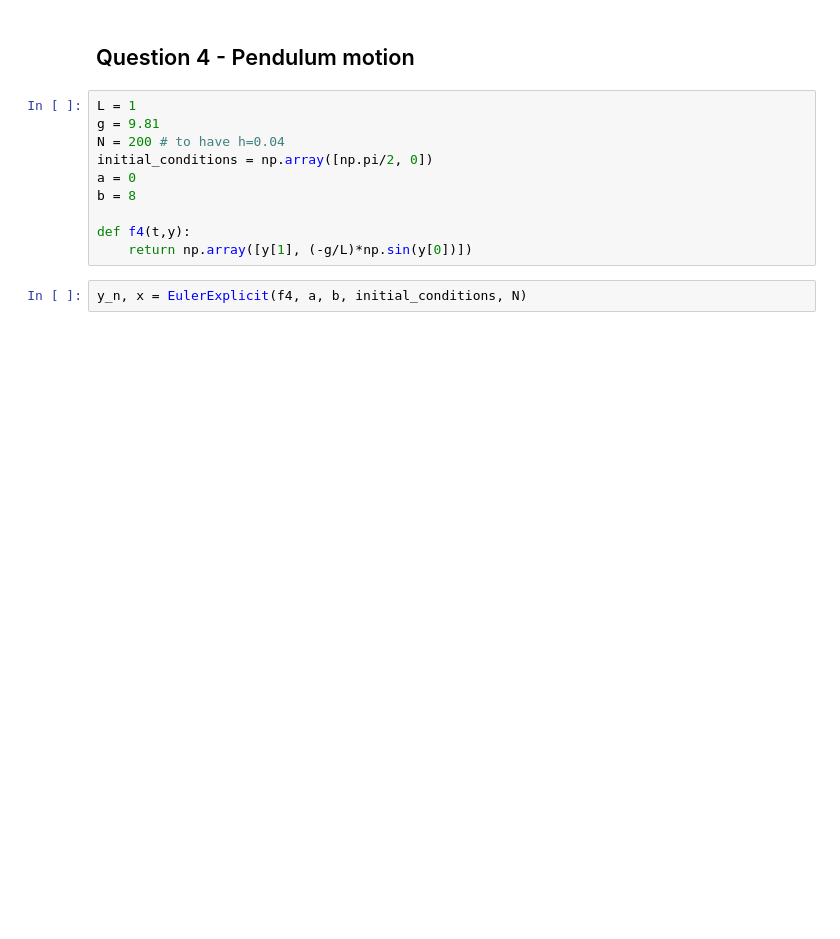
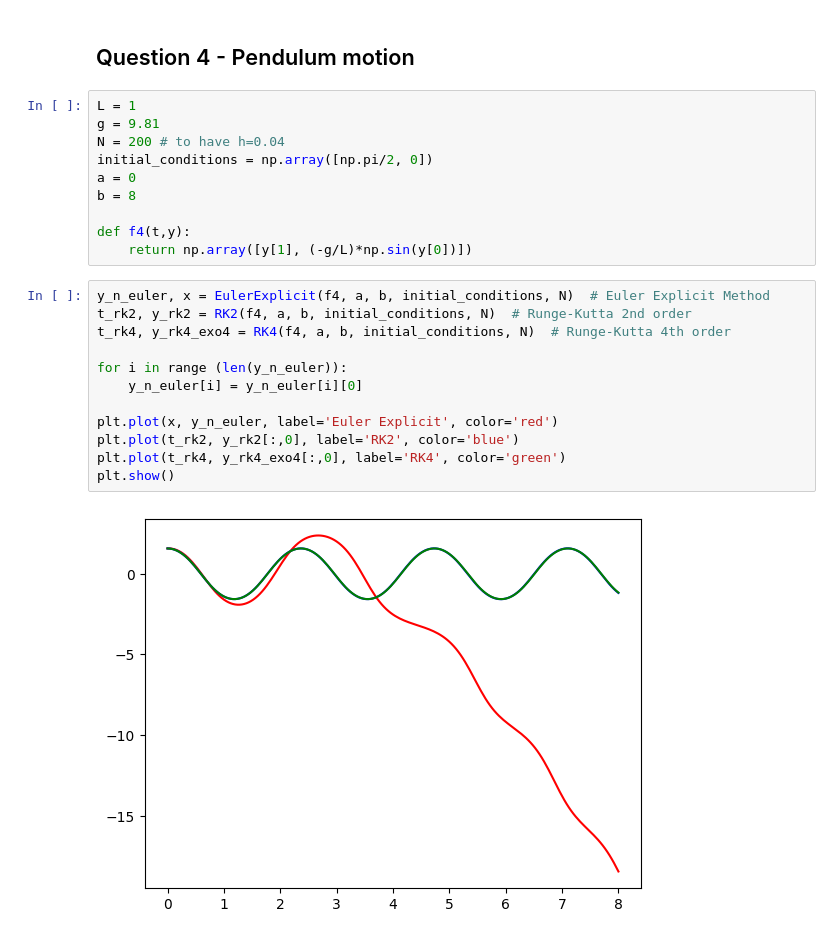
Before and after one commit to Guillaumesyl/Ma322, a Jupyter notebook: TP2/guillaume_tp2.ipynb, the cells around one changed output. Saved outputs shown, nothing was run; the diff lists cells and outputs as text; blank space fills up the shorter version.

```diff
--- a/TP2/guillaume_tp2.ipynb
+++ b/TP2/guillaume_tp2.ipynb
@@ -104,4 +243,16 @@ b = 8
 def f4(t,y):
     return np.array([y[1], (-g/L)*np.sin(y[0])])
 # %%
-y_n, x = EulerExplicit(f4, a, b, initial_conditions, N)
+y_n_euler, x = EulerExplicit(f4, a, b, initial_conditions, N)  # Euler Explicit Method
+t_rk2, y_rk2 = RK2(f4, a, b, initial_conditions, N)  # Runge-Kutta 2nd order
+t_rk4, y_rk4_exo4 = RK4(f4, a, b, initial_conditions, N)  # Runge-Kutta 4th order
+
+for i in range (len(y_n_euler)):
+    y_n_euler[i] = y_n_euler[i][0]
+
+plt.plot(x, y_n_euler, label='Euler Explicit', color='red')
+plt.plot(t_rk2, y_rk2[:,0], label='RK2', color='blue')
+plt.plot(t_rk4, y_rk4_exo4[:,0], label='RK4', color='green')
+plt.show()
+# %% [output]
+[figure, added]
```
Also changed, not shown: parts of 9 cells of this notebook.
